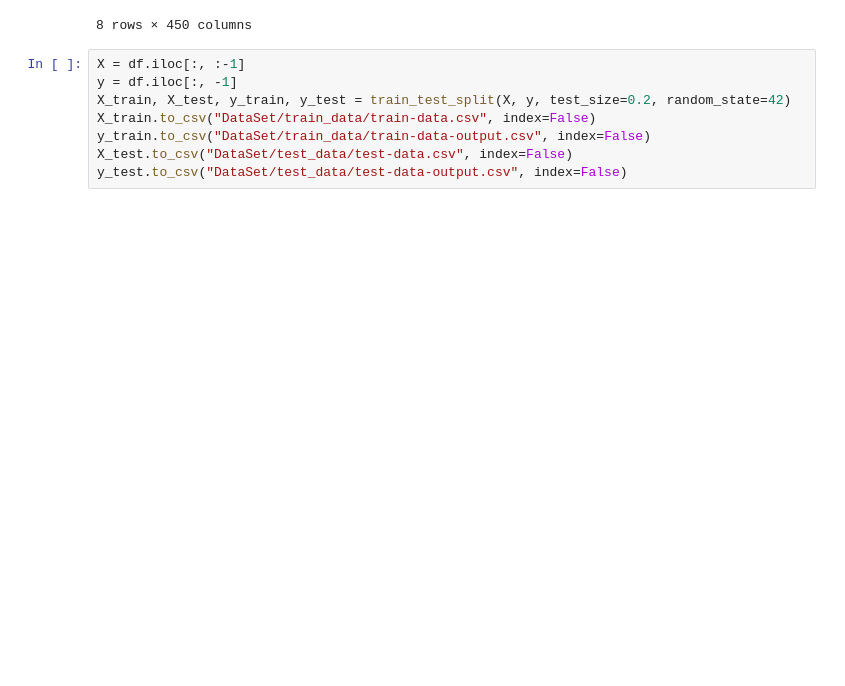
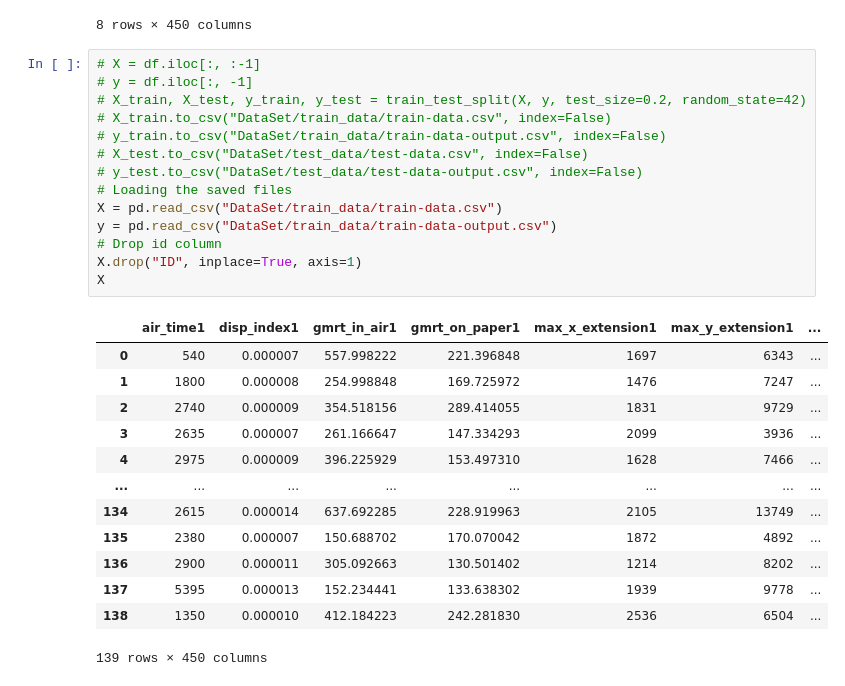
Before and after one commit to pmk456/AI-Based-Parkinson-Disease-Detection, a Jupyter notebook: train-model.ipynb, the cells around one changed output. Saved outputs shown, nothing was run; the diff lists cells and outputs as text; blank space fills up the shorter version.

```diff
--- a/train-model.ipynb
+++ b/train-model.ipynb
@@ -37,10 +37,30 @@ df = pd.read_csv("DataSet/train_data/train-data.csv") # READING THE DATASET
 | max | 109965.000000 | 0.000028 | 1168.328276 | 865.210522 | 18602.000000 | 15783.000000 | ... |
 8 rows × 450 columns
 # %%
-X = df.iloc[:, :-1]
-y = df.iloc[:, -1]
-X_train, X_test, y_train, y_test = train_test_split(X, y, test_size=0.2, random_state=42)
-X_train.to_csv("DataSet/train_data/train-data.csv", index=False)
-y_train.to_csv("DataSet/train_data/train-data-output.csv", index=False)
-X_test.to_csv("DataSet/test_data/test-data.csv", index=False)
-y_test.to_csv("DataSet/test_data/test-data-output.csv", index=False)
+# X = df.iloc[:, :-1]
+# y = df.iloc[:, -1]
+# X_train, X_test, y_train, y_test = train_test_split(X, y, test_size=0.2, random_state=42)
+# X_train.to_csv("DataSet/train_data/train-data.csv", index=False)
+# y_train.to_csv("DataSet/train_data/train-data-output.csv", index=False)
+# X_test.to_csv("DataSet/test_data/test-data.csv", index=False)
+# y_test.to_csv("DataSet/test_data/test-data-output.csv", index=False)
+# Loading the saved files
+X = pd.read_csv("DataSet/train_data/train-data.csv")
+y = pd.read_csv("DataSet/train_data/train-data-output.csv")
+# Drop id column
+X.drop("ID", inplace=True, axis=1)
+X
+# %% [output]
+|  | air_time1 | disp_index1 | gmrt_in_air1 | gmrt_on_paper1 | max_x_extension1 | max_y_extension1 | ... |
+| 0 | 540 | 0.000007 | 557.998222 | 221.396848 | 1697 | 6343 | ... |
+| 1 | 1800 | 0.000008 | 254.998848 | 169.725972 | 1476 | 7247 | ... |
+| 2 | 2740 | 0.000009 | 354.518156 | 289.414055 | 1831 | 9729 | ... |
+| 3 | 2635 | 0.000007 | 261.166647 | 147.334293 | 2099 | 3936 | ... |
+| 4 | 2975 | 0.000009 | 396.225929 | 153.497310 | 1628 | 7466 | ... |
+| ... | ... | ... | ... | ... | ... | ... | ... |
+| 134 | 2615 | 0.000014 | 637.692285 | 228.919963 | 2105 | 13749 | ... |
+| 135 | 2380 | 0.000007 | 150.688702 | 170.070042 | 1872 | 4892 | ... |
+| 136 | 2900 | 0.000011 | 305.092663 | 130.501402 | 1214 | 8202 | ... |
+| 137 | 5395 | 0.000013 | 152.234441 | 133.638302 | 1939 | 9778 | ... |
+| 138 | 1350 | 0.000010 | 412.184223 | 242.281830 | 2536 | 6504 | ... |
+139 rows × 450 columns
```
Also changed, not shown: parts of 1 cell of this notebook, 1 other file.
